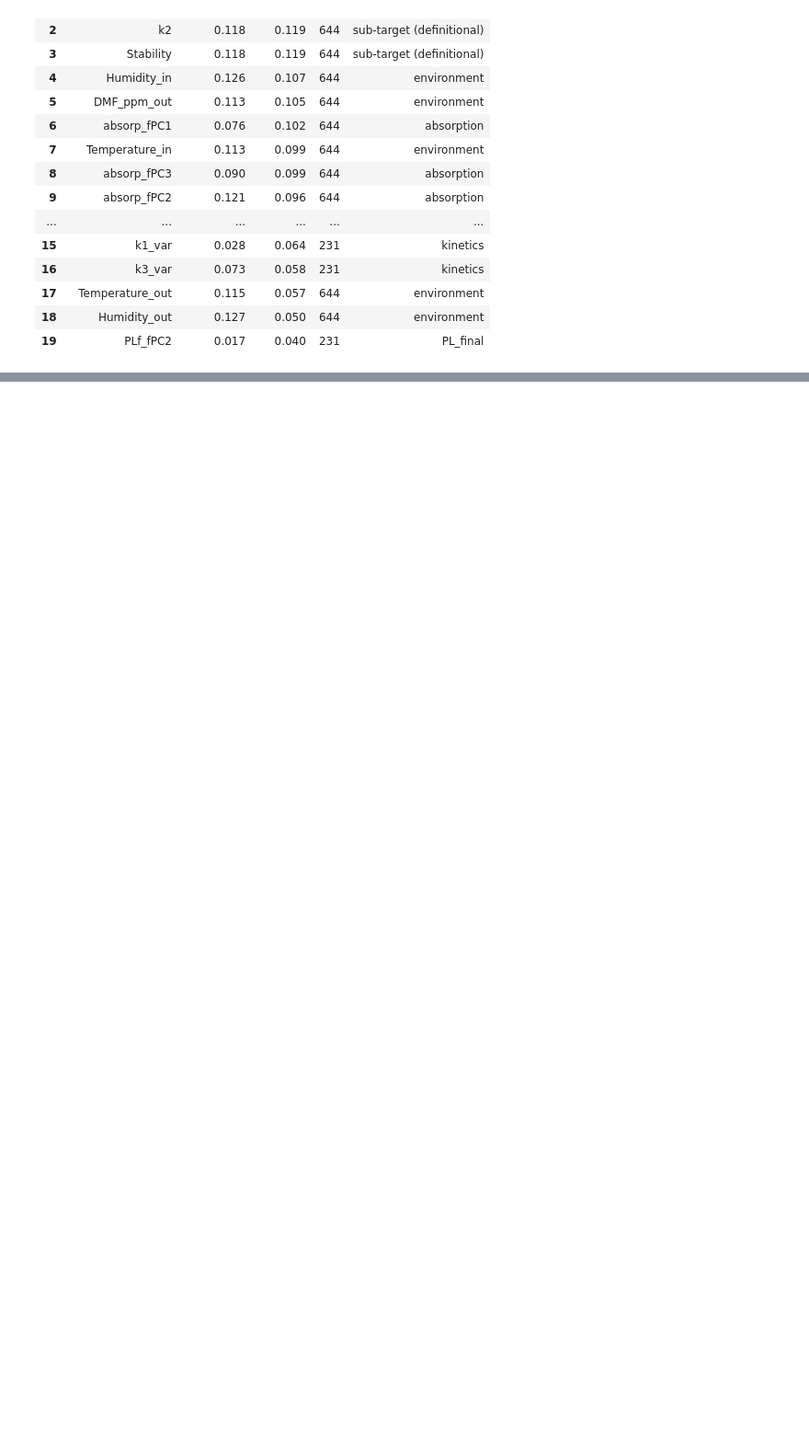
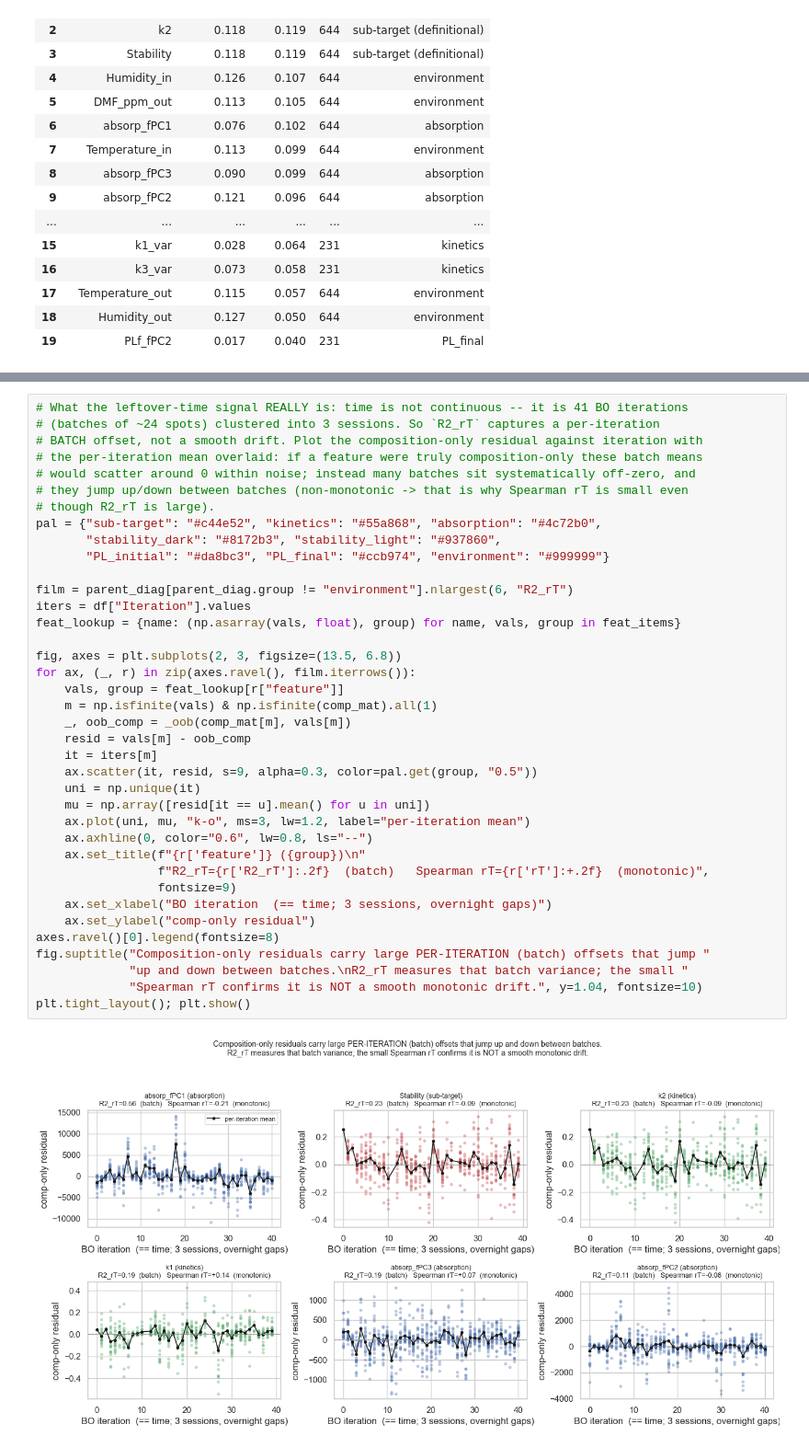
Before and after one commit to PV-Lab/ZoMBI-Hop, a Jupyter notebook: llm/data_exploration.ipynb, the cells around one changed output, grey strips where cells are left out. Shown at 92% size. Drawn from its saved outputs; the diff is of its cells as text; blank space fills up the shorter version.

```diff
--- a/llm/data_exploration.ipynb
+++ b/llm/data_exploration.ipynb
@@ -521,0 +685,40 @@ master.round(3).head(20)
+# %%
+# What the leftover-time signal REALLY is: time is not continuous -- it is 41 BO iterations
+# (batches of ~24 spots) clustered into 3 sessions. So `R2_rT` captures a per-iteration
+# BATCH offset, not a smooth drift. Plot the composition-only residual against iteration with
+# the per-iteration mean overlaid: if a feature were truly composition-only these batch means
+# would scatter around 0 within noise; instead many batches sit systematically off-zero, and
+# they jump up/down between batches (non-monotonic -> that is why Spearman rT is small even
+# though R2_rT is large).
+pal = {"sub-target": "#c44e52", "kinetics": "#55a868", "absorption": "#4c72b0",
+       "stability_dark": "#8172b3", "stability_light": "#937860",
+       "PL_initial": "#da8bc3", "PL_final": "#ccb974", "environment": "#999999"}
+
+film = parent_diag[parent_diag.group != "environment"].nlargest(6, "R2_rT")
+iters = df["Iteration"].values
+feat_lookup = {name: (np.asarray(vals, float), group) for name, vals, group in feat_items}
+
+fig, axes = plt.subplots(2, 3, figsize=(13.5, 6.8))
+for ax, (_, r) in zip(axes.ravel(), film.iterrows()):
+    vals, group = feat_lookup[r["feature"]]
+    m = np.isfinite(vals) & np.isfinite(comp_mat).all(1)
+    _, oob_comp = _oob(comp_mat[m], vals[m])
+    resid = vals[m] - oob_comp
+    it = iters[m]
+    ax.scatter(it, resid, s=9, alpha=0.3, color=pal.get(group, "0.5"))
+    uni = np.unique(it)
+    mu = np.array([resid[it == u].mean() for u in uni])
+    ax.plot(uni, mu, "k-o", ms=3, lw=1.2, label="per-iteration mean")
+    ax.axhline(0, color="0.6", lw=0.8, ls="--")
+    ax.set_title(f"{r['feature']} ({group})\n"
+                 f"R2_rT={r['R2_rT']:.2f}  (batch)   Spearman rT={r['rT']:+.2f}  (monotonic)",
+                 fontsize=9)
+    ax.set_xlabel("BO iteration  (== time; 3 sessions, overnight gaps)")
+    ax.set_ylabel("comp-only residual")
+axes.ravel()[0].legend(fontsize=8)
+fig.suptitle("Composition-only residuals carry large PER-ITERATION (batch) offsets that jump "
+             "up and down between batches.\nR2_rT measures that batch variance; the small "
+             "Spearman rT confirms it is NOT a smooth monotonic drift.", y=1.04, fontsize=10)
+plt.tight_layout(); plt.show()
+# %% [output]
+[figure, added]
```
Also changed, not shown: parts of 6 cells of this notebook, 2 other files.
